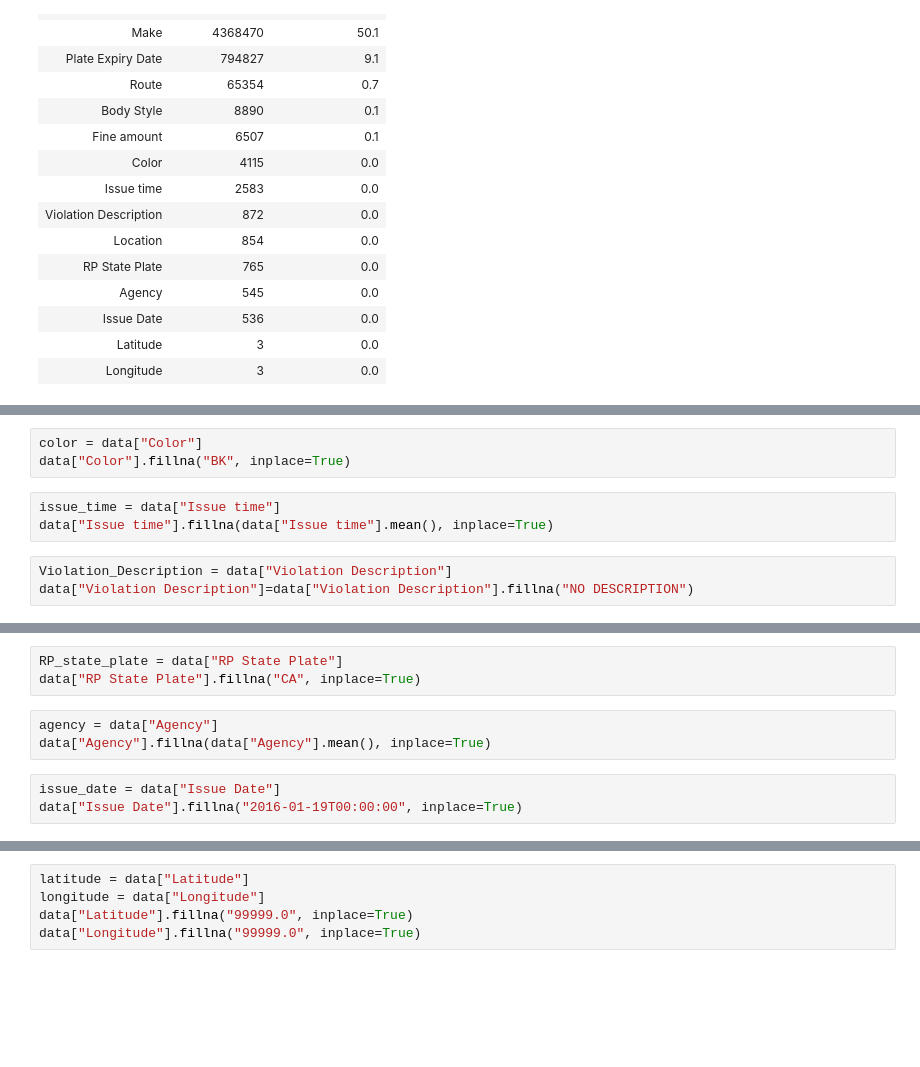
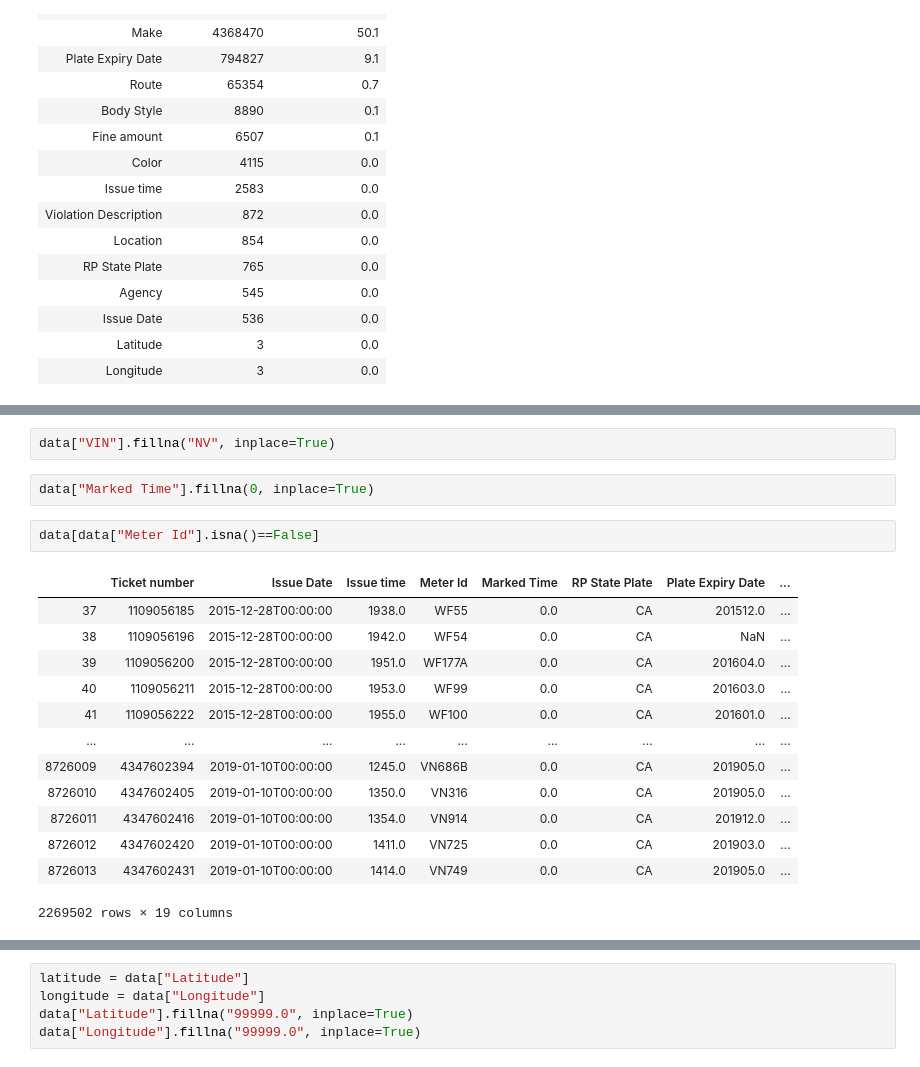
Before and after one commit to m0bi/parking, a Jupyter notebook: Imputation.ipynb, the cells around one changed output, grey strips where cells are left out. Drawn from its saved outputs; the diff is of its cells as text; blank space fills up the shorter version.

```diff
--- a/Imputation.ipynb
+++ b/Imputation.ipynb
@@ -93,9 +67,0 @@ data["Fine amount"].fillna(data["Fine amount"].mean(), inplace=True)
-# %%
-color = data["Color"]
-data["Color"].fillna("BK", inplace=True)
-# %%
-issue_time = data["Issue time"]
-data["Issue time"].fillna(data["Issue time"].mean(), inplace=True)
-# %%
-Violation_Description = data["Violation Description"]
-data["Violation Description"]=data["Violation Description"].fillna("NO DESCRIPTION")
@@ -105,9 +68,20 @@ data["Location"].fillna("NO LOCATION", inplace=True)
-# %%
-RP_state_plate = data["RP State Plate"]
-data["RP State Plate"].fillna("CA", inplace=True)
-# %%
-agency = data["Agency"]
-data["Agency"].fillna(data["Agency"].mean(), inplace=True)
-# %%
-issue_date = data["Issue Date"]
-data["Issue Date"].fillna("2016-01-19T00:00:00", inplace=True)
+# %%
+data["VIN"].fillna("NV", inplace=True)
+# %%
+data["Marked Time"].fillna(0, inplace=True)
+# %%
+data[data["Meter Id"].isna()==False]
+# %% [output]
+|  | Ticket number | Issue Date | Issue time | Meter Id | Marked Time | RP State Plate | Plate Expiry Date | ... |
+| 37 | 1109056185 | 2015-12-28T00:00:00 | 1938.0 | WF55 | 0.0 | CA | 201512.0 | ... |
+| 38 | 1109056196 | 2015-12-28T00:00:00 | 1942.0 | WF54 | 0.0 | CA | NaN | ... |
+| 39 | 1109056200 | 2015-12-28T00:00:00 | 1951.0 | WF177A | 0.0 | CA | 201604.0 | ... |
+| 40 | 1109056211 | 2015-12-28T00:00:00 | 1953.0 | WF99 | 0.0 | CA | 201603.0 | ... |
+| 41 | 1109056222 | 2015-12-28T00:00:00 | 1955.0 | WF100 | 0.0 | CA | 201601.0 | ... |
+| ... | ... | ... | ... | ... | ... | ... | ... | ... |
+| 8726009 | 4347602394 | 2019-01-10T00:00:00 | 1245.0 | VN686B | 0.0 | CA | 201905.0 | ... |
+| 8726010 | 4347602405 | 2019-01-10T00:00:00 | 1350.0 | VN316 | 0.0 | CA | 201905.0 | ... |
+| 8726011 | 4347602416 | 2019-01-10T00:00:00 | 1354.0 | VN914 | 0.0 | CA | 201912.0 | ... |
+| 8726012 | 4347602420 | 2019-01-10T00:00:00 | 1411.0 | VN725 | 0.0 | CA | 201903.0 | ... |
+| 8726013 | 4347602431 | 2019-01-10T00:00:00 | 1414.0 | VN749 | 0.0 | CA | 201905.0 | ... |
+2269502 rows × 19 columns
```
Also changed, not shown: parts of 45 cells of this notebook.
